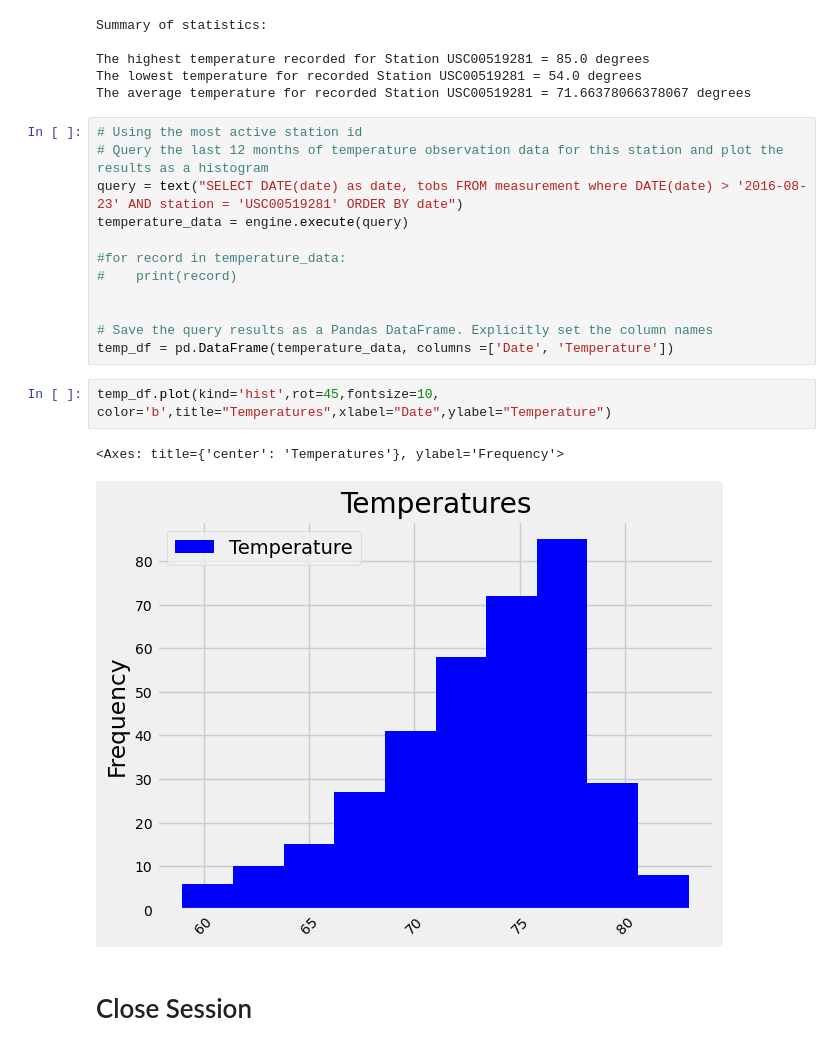
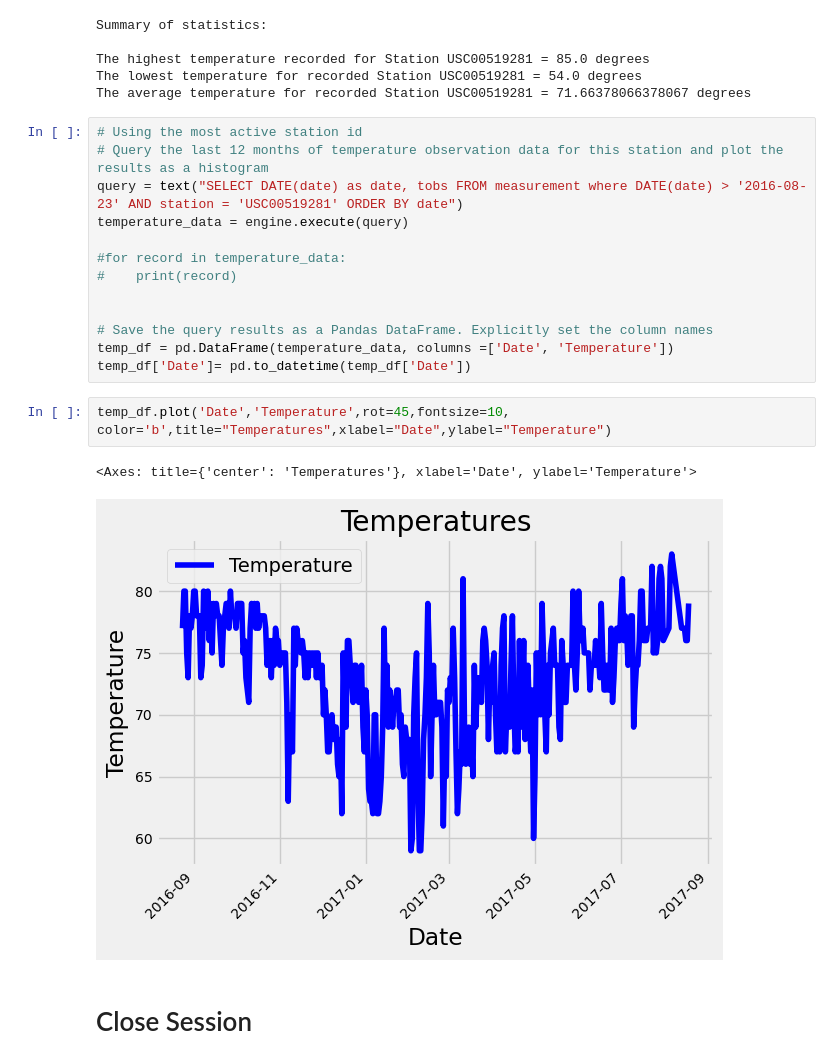
Before and after one commit to PapaKLK/sqlalchemy-challenge, a Jupyter notebook: SurfsUp/climate_surfsup_app.ipynb, the cells around one changed output. Cells and saved outputs as stored; diff of their text form.

```diff
--- a/SurfsUp/climate_surfsup_app.ipynb
+++ b/SurfsUp/climate_surfsup_app.ipynb
@@ -264,11 +277,12 @@ temperature_data = engine.execute(query)
 
 # Save the query results as a Pandas DataFrame. Explicitly set the column names
 temp_df = pd.DataFrame(temperature_data, columns =['Date', 'Temperature'])
+temp_df['Date']= pd.to_datetime(temp_df['Date'])
 # %%
-temp_df.plot(kind='hist',rot=45,fontsize=10, color='b',title="Temperatures",xlabel="Date",ylabel="Temperature")
+temp_df.plot('Date','Temperature',rot=45,fontsize=10, color='b',title="Temperatures",xlabel="Date",ylabel="Temperature")
 # %% [output]
-<Axes: title={'center': 'Temperatures'}, ylabel='Frequency'>
+<Axes: title={'center': 'Temperatures'}, xlabel='Date', ylabel='Temperature'>
-[figure, old version]
+[figure, new version]
 # %% [markdown]
 # Close Session
 # %%
```
Also changed, not shown: parts of 4 cells of this notebook, 1 other file.
